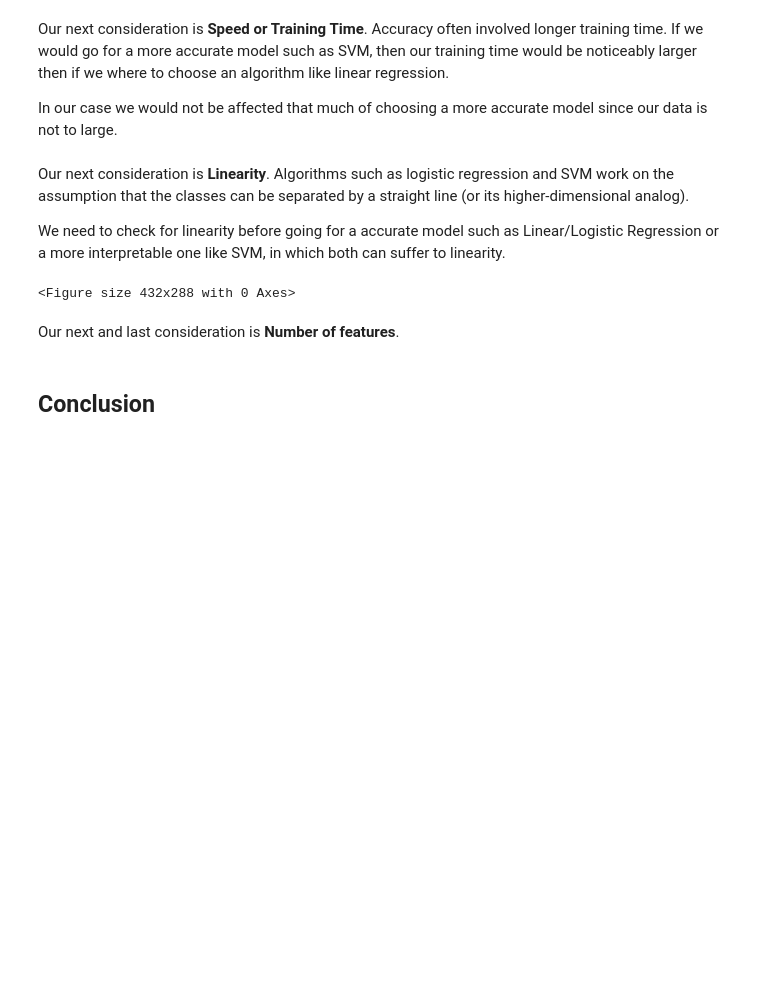
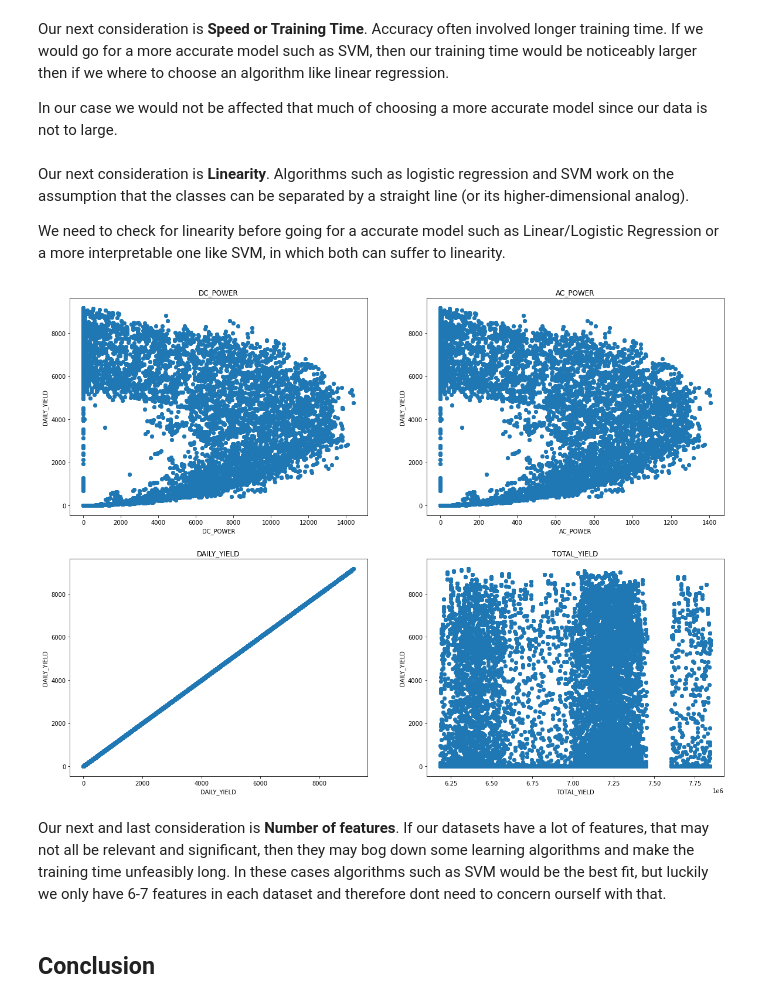
Before and after one commit to YohannesDK/DAT540_Group_11, a Jupyter notebook: ML_Selection.ipynb, the cells around one changed output. Cells and saved outputs as stored; diff of their text form; code cells hidden in the pictures; blank space fills up the shorter version.

```diff
--- a/ML_Selection.ipynb
+++ b/ML_Selection.ipynb
@@ -85,15 +85,36 @@ can be separated by a straight line (or its higher-dimensional analog).
 
 We need to check for linearity before going for a accurate model such as
 Linear/Logistic Regression or a more interpretable one like SVM, in which both can suffer to linearity.
-# %%
-# check for linearity in both data sets by plotting the data,
-# and fitting a linear line and checking for residual error.
-
-# create a figure
-fig = plt.figure()
-# %% [output]
-<Figure size 432x288 with 0 Axes>
-# %% [markdown]
-Our next and last consideration is **Number of features**.
+# %%
+# check for linearity in both data sets by plotting the data,
+# and fitting a linear line and checking for residual error.
+
+# 'DATE_TIME', 'PLANT_ID', 'SOURCE_KEY', 'DC_POWER', 'AC_POWER', 'DAILY_YIELD', 'TOTAL_YIELD'
+%matplotlib inline
+
+# create a figure with a subplot for each feature in the data set
+features = gd.columns[3:]
+
+# create a figure with 4 subplots
+fig, axes = plt.subplots(nrows=2, ncols=2, figsize=(20, 15))
+
+sample_data = gd.sample(frac=.2, random_state=1)
+
+
+# fit a linear line to the data and plot it
+for i, feature in enumerate(features):
+	axes[i // 2, i % 2].scatter(sample_data[feature], sample_data['DAILY_YIELD'])
+	axes[i // 2, i % 2].set_title(feature)
+	axes[i // 2, i % 2].set_xlabel(feature)
+	axes[i // 2, i % 2].set_ylabel('DAILY_YIELD')
+	axes[i // 2, i % 2].plot(sample_data[feature], sample_data['DAILY_YIELD'], 'o')
+# %% [output]
+[figure, added]
+# %% [markdown]
+Our next and last consideration is **Number of features**.
+If our datasets have a lot of features, that may not all be relevant and significant,
+then they may bog down some learning algorithms and make the training time unfeasibly long.
+In these cases algorithms such as SVM would be the best fit, but luckily we only have 6-7 features in each
+dataset and therefore dont need to concern ourself with that.
 # %% [markdown]
 ## Conclusion
```
